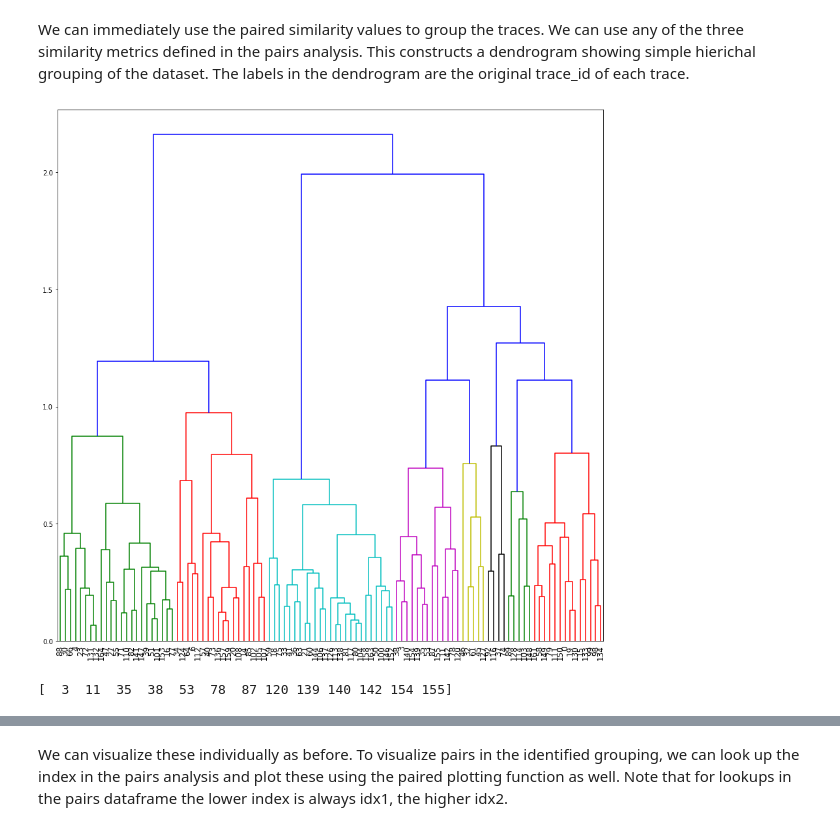
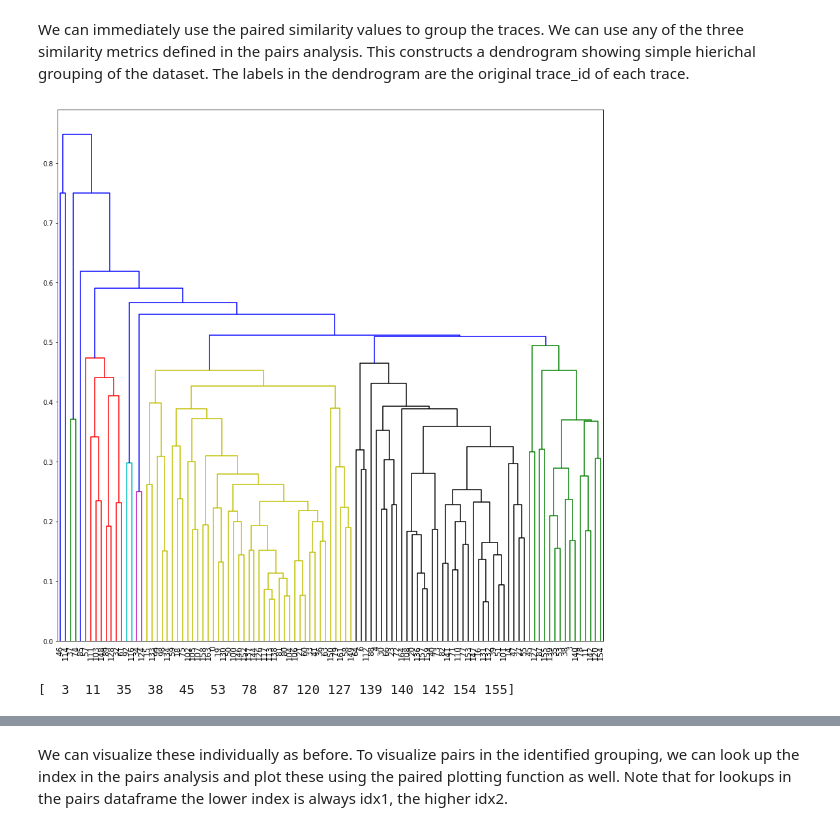
Before and after one commit to gerlichlab/looptrace, a Jupyter notebook: notebooks/tracing_decon_python_gpa.ipynb, the cells around one changed output, grey strips where cells are left out. Saved outputs shown, nothing was run; the diff lists cells and outputs as text; code cells hidden in the pictures.

Commit message:
Small fixes to GPA plotting function

```diff
--- a/notebooks/tracing_decon_python_gpa.ipynb
+++ b/notebooks/tracing_decon_python_gpa.ipynb
@@ -83,15 +109,15 @@ tr.plot_paired_traces(pairs, 63)
 # %% [markdown]
 We can immediately use the paired similarity values to group the traces. We can use any of the three similarity metrics defined in the pairs analysis. This constructs a dendrogram showing simple hierichal grouping of the dataset. The labels in the dendrogram are the original trace_id of each trace.
 # %%
-cluster_df = tr.trace_clustering(pairs, metric='pwd_pcc', method='ward', color_threshold=1.0)
+cluster_df = tr.trace_clustering(pairs, metric='pwd_pcc', method='average', color_threshold=.5)
 # %% [output]
-[figure, old version]
+[figure, new version]
 # %%
-cluster_id = 4
+cluster_id = 9
 cluster_members = cluster_df[cluster_df['cluster']==cluster_id]['trace_ID'].values
 print(cluster_members)
 # %% [output]
-[  3  11  35  38  53  78  87 120 139 140 142 154 155]
+[  3  11  35  38  45  53  78  87 120 127 139 140 142 154 155]
 # %%
 clust_aligned, clust_mean = tr.general_procrustes_analysis(traces, cluster_members)
 # %% [output]
```
Also changed, not shown: parts of 11 cells of this notebook, 1 other file.
